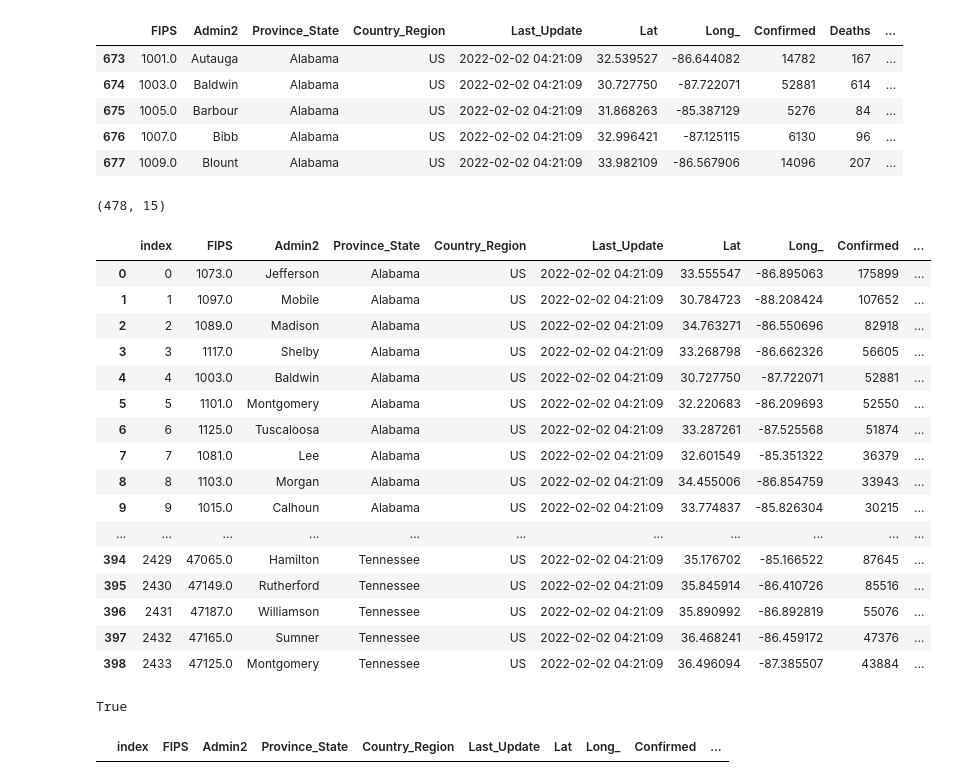
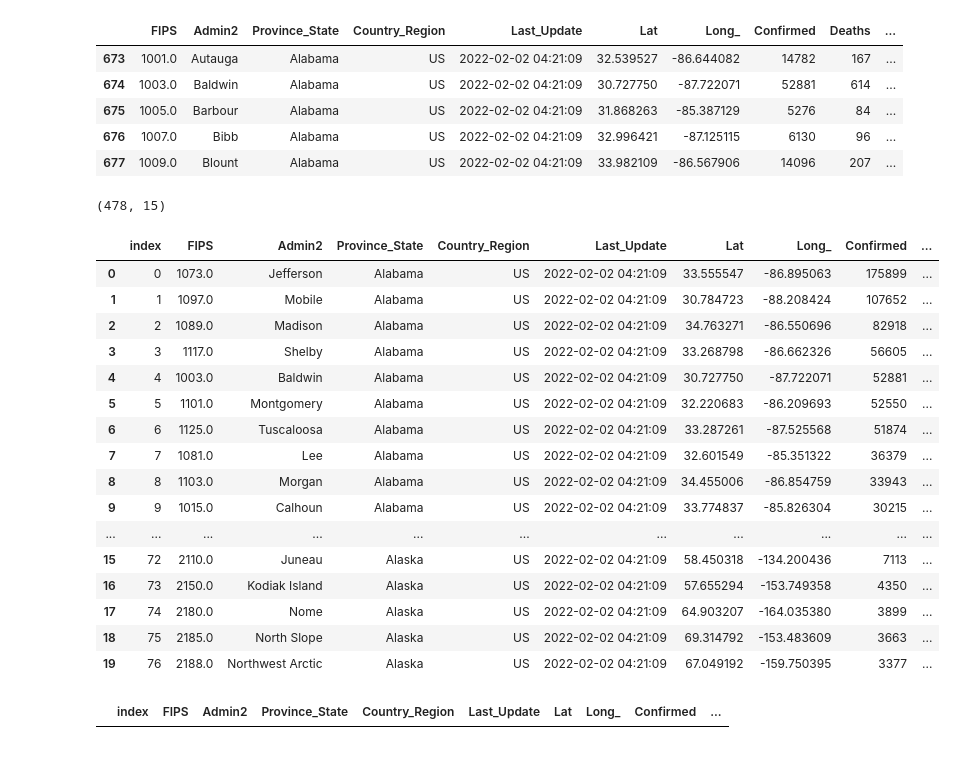
Before and after one commit to georgepappy/DataEngineering, a Jupyter notebook: FINAL_PROJECT/Code/development_notebooks/code_development_notebook.ipynb, the cells around one changed output. Saved outputs shown, nothing was run; the diff lists cells and outputs as text; code cells hidden in the pictures.

```diff
--- a/FINAL_PROJECT/Code/development_notebooks/code_development_notebook.ipynb
+++ b/FINAL_PROJECT/Code/development_notebooks/code_development_notebook.ipynb
@@ -44,35 +44,28 @@ df2.head()
 | 676 | 1007.0 | Bibb | Alabama | US | 2022-02-02 04:21:09 | 32.996421 | -87.125115 | 6130 | 96 | ... |
 | 677 | 1009.0 | Blount | Alabama | US | 2022-02-02 04:21:09 | 33.982109 | -86.567906 | 14096 | 207 | ... |
 # %%
-pd.set_option('display.max_rows', None)
-pd.set_option('display.max_columns', None)
-
 df2 = df2.groupby('Province_State').apply(lambda x: x.sort_values(['Confirmed'], ascending=False)).reset_index(drop=True).groupby('Province_State').head(10).reset_index()
 print(df2.shape)
-df2
+df2.head(20)
 # %% [output]
 (478, 15)
 |  | index | FIPS | Admin2 | Province_State | Country_Region | Last_Update | Lat | Long_ | Confirmed | ... |
 | 0 | 0 | 1073.0 | Jefferson | Alabama | US | 2022-02-02 04:21:09 | 33.555547 | -86.895063 | 175899 | ... |
 | 1 | 1 | 1097.0 | Mobile | Alabama | US | 2022-02-02 04:21:09 | 30.784723 | -88.208424 | 107652 | ... |
 | 2 | 2 | 1089.0 | Madison | Alabama | US | 2022-02-02 04:21:09 | 34.763271 | -86.550696 | 82918 | ... |
 | 3 | 3 | 1117.0 | Shelby | Alabama | US | 2022-02-02 04:21:09 | 33.268798 | -86.662326 | 56605 | ... |
 | 4 | 4 | 1003.0 | Baldwin | Alabama | US | 2022-02-02 04:21:09 | 30.727750 | -87.722071 | 52881 | ... |
 | 5 | 5 | 1101.0 | Montgomery | Alabama | US | 2022-02-02 04:21:09 | 32.220683 | -86.209693 | 52550 | ... |
 | 6 | 6 | 1125.0 | Tuscaloosa | Alabama | US | 2022-02-02 04:21:09 | 33.287261 | -87.525568 | 51874 | ... |
 | 7 | 7 | 1081.0 | Lee | Alabama | US | 2022-02-02 04:21:09 | 32.601549 | -85.351322 | 36379 | ... |
 | 8 | 8 | 1103.0 | Morgan | Alabama | US | 2022-02-02 04:21:09 | 34.455006 | -86.854759 | 33943 | ... |
 | 9 | 9 | 1015.0 | Calhoun | Alabama | US | 2022-02-02 04:21:09 | 33.774837 | -85.826304 | 30215 | ... |
 | ... | ... | ... | ... | ... | ... | ... | ... | ... | ... | ... |
-| 394 | 2429 | 47065.0 | Hamilton | Tennessee | US | 2022-02-02 04:21:09 | 35.176702 | -85.166522 | 87645 | ... |
-| 395 | 2430 | 47149.0 | Rutherford | Tennessee | US | 2022-02-02 04:21:09 | 35.845914 | -86.410726 | 85516 | ... |
-| 396 | 2431 | 47187.0 | Williamson | Tennessee | US | 2022-02-02 04:21:09 | 35.890992 | -86.892819 | 55076 | ... |
-| 397 | 2432 | 47165.0 | Sumner | Tennessee | US | 2022-02-02 04:21:09 | 36.468241 | -86.459172 | 47376 | ... |
-| 398 | 2433 | 47125.0 | Montgomery | Tennessee | US | 2022-02-02 04:21:09 | 36.496094 | -87.385507 | 43884 | ... |
+| 15 | 72 | 2110.0 | Juneau | Alaska | US | 2022-02-02 04:21:09 | 58.450318 | -134.200436 | 7113 | ... |
+| 16 | 73 | 2150.0 | Kodiak Island | Alaska | US | 2022-02-02 04:21:09 | 57.655294 | -153.749358 | 4350 | ... |
+| 17 | 74 | 2180.0 | Nome | Alaska | US | 2022-02-02 04:21:09 | 64.903207 | -164.035380 | 3899 | ... |
+| 18 | 75 | 2185.0 | North Slope | Alaska | US | 2022-02-02 04:21:09 | 69.314792 | -153.483609 | 3663 | ... |
+| 19 | 76 | 2188.0 | Northwest Arctic | Alaska | US | 2022-02-02 04:21:09 | 67.049192 | -159.750395 | 3377 | ... |
-# %%
-df2.isnull().values.any()
-# %% [output]
-True
 # %%
 df2[df2.drop(columns=['Recovered', 'Active']).isna().any(axis=1)]
 # %% [output]
```
Also changed, not shown: parts of 7 cells of this notebook, 1 other file.
